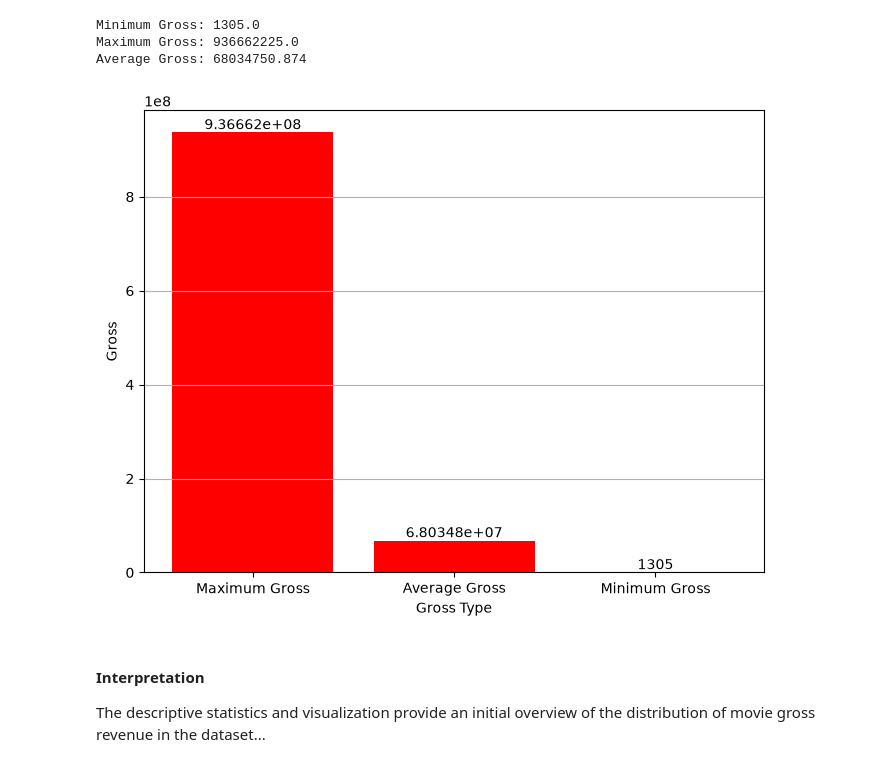
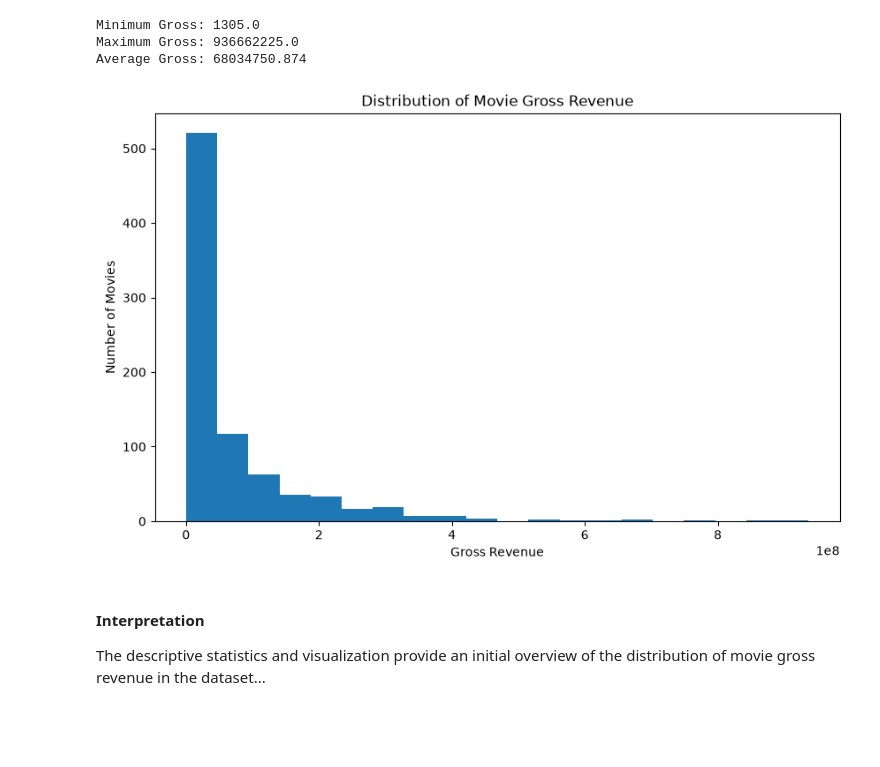
Before and after one commit to ali-keikha/imdb-movies-analysis, a Jupyter notebook: note book/02_exploratory_data_analysis.ipynb, the cells around one changed output. Drawn from its saved outputs; the diff is of its cells as text; code cells hidden in the pictures; blank space fills up the shorter version.

Commit message:
Refactor notebook code and improve visualizations

```diff
--- a/note book/02_exploratory_data_analysis.ipynb
+++ b/note book/02_exploratory_data_analysis.ipynb
@@ -43,25 +43,17 @@ Minimum Gross: 1305.0
 Maximum Gross: 936662225.0
 Average Gross: 68034750.874
 # %%
-plt.figure(figsize=(8, 6))
+plt.figure(figsize=(10, 6))
 
-bars = plt.bar(
-    ["Maximum Gross", "Average Gross", "Minimum Gross"],
-    [maximum_gross, average_gross, minimum_gross],
-    color = "red"
-)
+plt.hist(df["Gross"], bins=20)
 
-
-plt.xlabel("Gross Type")
-plt.ylabel("Gross")
-
-plt.grid(axis="y")
-
-plt.bar_label(bars)
+plt.title("Distribution of Movie Gross Revenue")
+plt.xlabel("Gross Revenue")
+plt.ylabel("Number of Movies")
 
 plt.show()
 # %% [output]
-[figure, old version]
+[figure, new version]
 # %% [markdown]
 #### Interpretation
 
```
Also changed, not shown: parts of 6 cells of this notebook.
